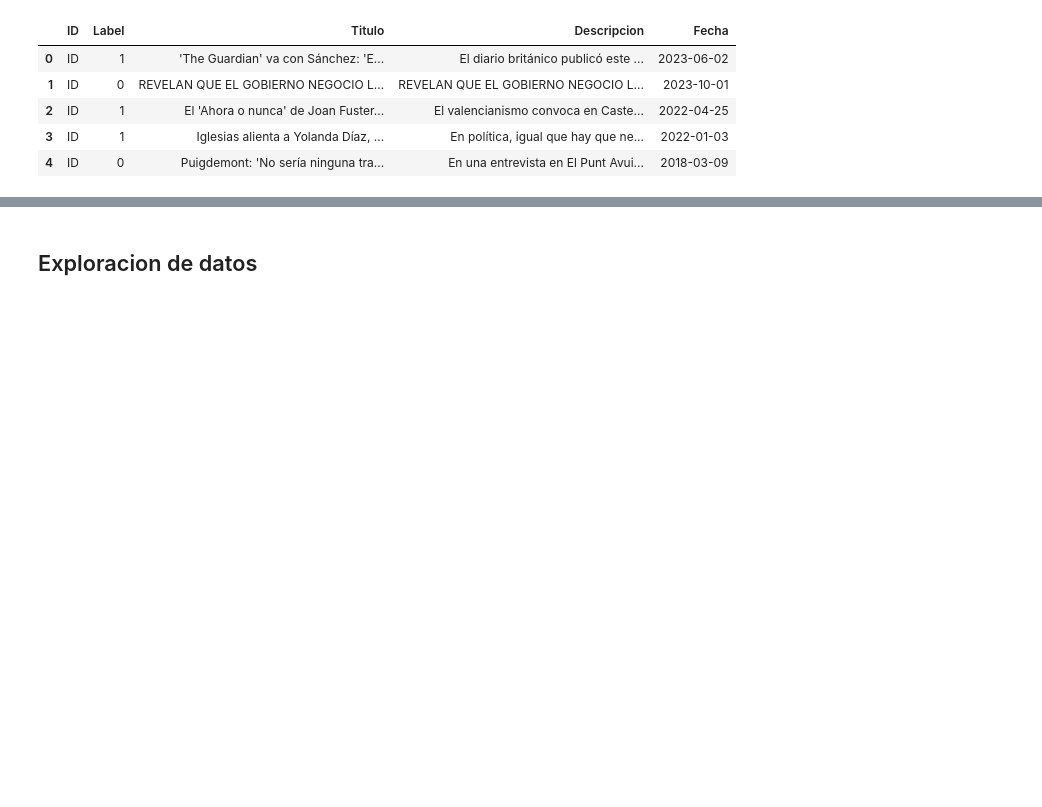
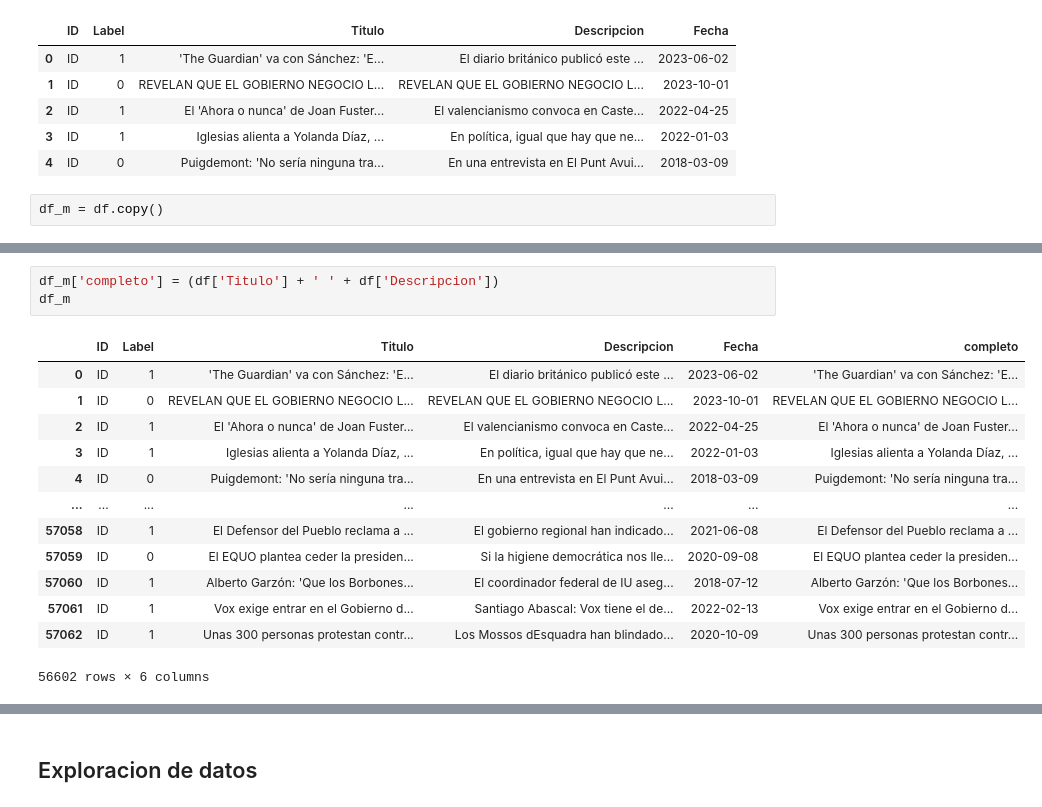
Before and after one commit to cflorido/Text-Analytics-Tool, a Jupyter notebook: code.ipynb, the cells around one changed output, grey strips where cells are left out. Drawn from its saved outputs; the diff is of its cells as text; blank space fills up the shorter version.

```diff
--- a/code.ipynb
+++ b/code.ipynb
@@ -148,3 +195,5 @@ None
 | 2 | ID | 1 | El 'Ahora o nunca' de Joan Fuster... | El valencianismo convoca en Caste... | 2022-04-25 |
 | 3 | ID | 1 | Iglesias alienta a Yolanda Díaz, ... | En política, igual que hay que ne... | 2022-01-03 |
 | 4 | ID | 0 | Puigdemont: 'No sería ninguna tra... | En una entrevista en El Punt Avui... | 2018-03-09 |
+# %%
+df_m = df.copy()
@@ -150,0 +253,17 @@ None
+# %%
+df_m['completo'] = (df['Titulo'] + ' ' + df['Descripcion'])
+df_m
+# %% [output]
+|  | ID | Label | Titulo | Descripcion | Fecha | completo |
+| 0 | ID | 1 | 'The Guardian' va con Sánchez: 'E... | El diario británico publicó este ... | 2023-06-02 | 'The Guardian' va con Sánchez: 'E... |
+| 1 | ID | 0 | REVELAN QUE EL GOBIERNO NEGOCIO L... | REVELAN QUE EL GOBIERNO NEGOCIO L... | 2023-10-01 | REVELAN QUE EL GOBIERNO NEGOCIO L... |
+| 2 | ID | 1 | El 'Ahora o nunca' de Joan Fuster... | El valencianismo convoca en Caste... | 2022-04-25 | El 'Ahora o nunca' de Joan Fuster... |
+| 3 | ID | 1 | Iglesias alienta a Yolanda Díaz, ... | En política, igual que hay que ne... | 2022-01-03 | Iglesias alienta a Yolanda Díaz, ... |
+| 4 | ID | 0 | Puigdemont: 'No sería ninguna tra... | En una entrevista en El Punt Avui... | 2018-03-09 | Puigdemont: 'No sería ninguna tra... |
+| ... | ... | ... | ... | ... | ... | ... |
+| 57058 | ID | 1 | El Defensor del Pueblo reclama a ... | El gobierno regional han indicado... | 2021-06-08 | El Defensor del Pueblo reclama a ... |
+| 57059 | ID | 0 | El EQUO plantea ceder la presiden... | Si la higiene democrática nos lle... | 2020-09-08 | El EQUO plantea ceder la presiden... |
+| 57060 | ID | 1 | Alberto Garzón: 'Que los Borbones... | El coordinador federal de IU aseg... | 2018-07-12 | Alberto Garzón: 'Que los Borbones... |
+| 57061 | ID | 1 | Vox exige entrar en el Gobierno d... | Santiago Abascal: Vox tiene el de... | 2022-02-13 | Vox exige entrar en el Gobierno d... |
+| 57062 | ID | 1 | Unas 300 personas protestan contr... | Los Mossos dEsquadra han blindado... | 2020-10-09 | Unas 300 personas protestan contr... |
+56602 rows × 6 columns
```
Also changed, not shown: parts of 26 cells of this notebook.
